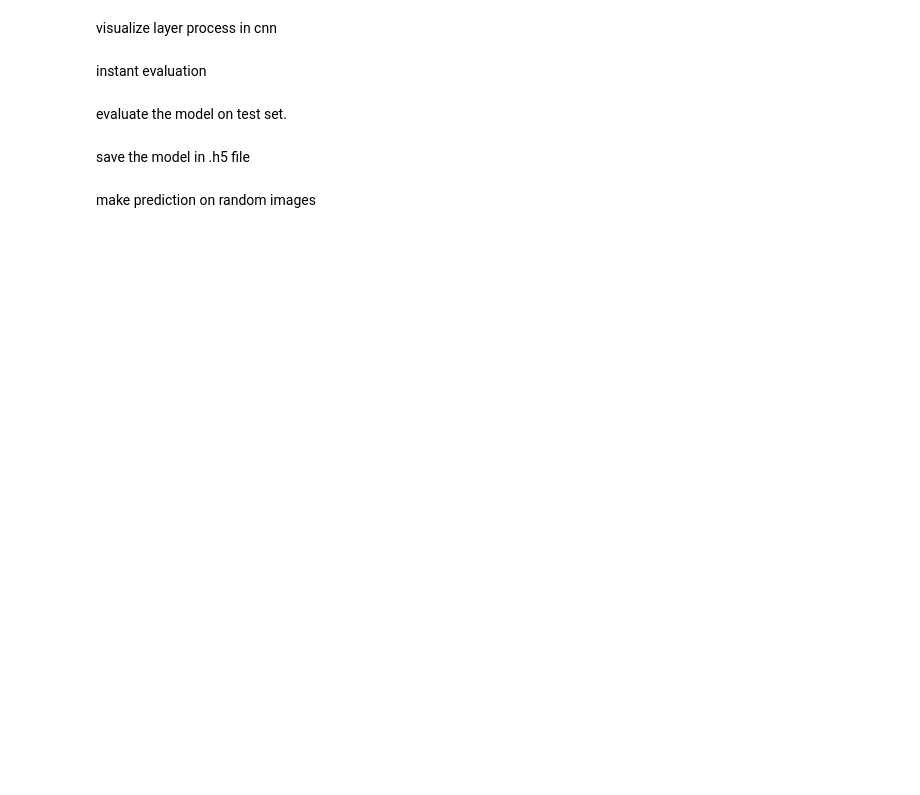
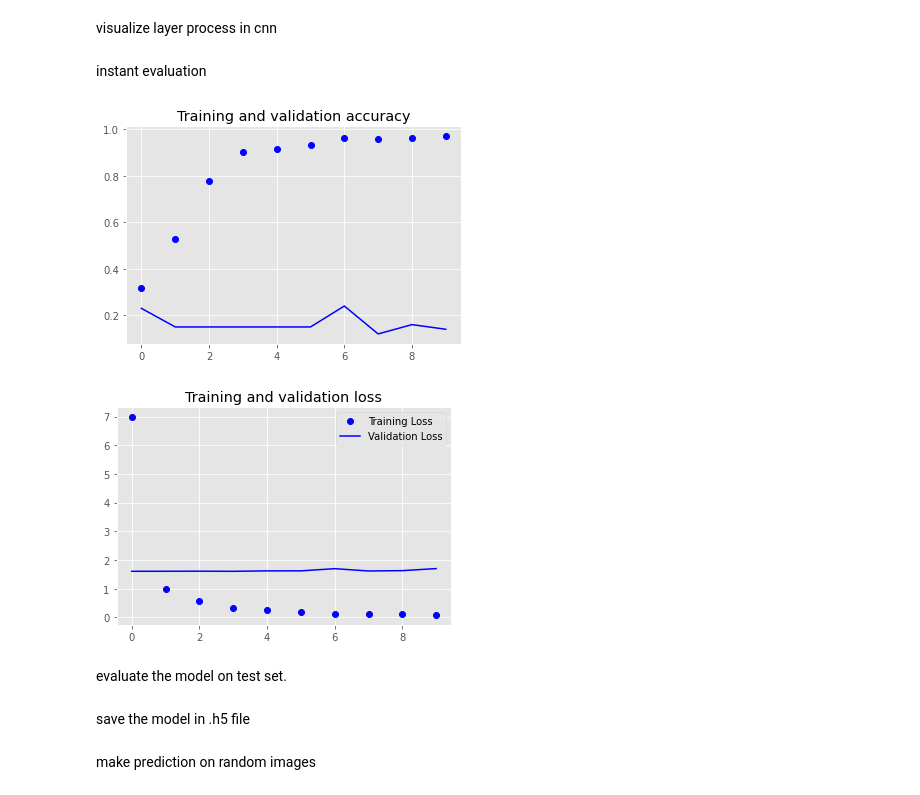
Before and after one commit to nipdep/human_organs_image_classifiaction, a Jupyter notebook: src/models/tl_ResNet50.ipynb, the cells around one changed output. Saved outputs shown, nothing was run; the diff lists cells and outputs as text; code cells hidden in the pictures; blank space fills up the shorter version.

```diff
--- a/src/models/tl_ResNet50.ipynb
+++ b/src/models/tl_ResNet50.ipynb
@@ -92,13 +93,13 @@ for layer in pre_model.layers:
 conn_layer = pre_model.get_layer('conv4_block6_out')
 conn_output = conn_layer.output
 
-x = Conv2D(512,(3,3),activation='relu')(conn_output)
+x = Conv2D(256,(3,3),activation='relu')(conn_output)
 x = MaxPool2D(2,2)(x)
 x = Flatten()(x)
-x = Dense(512,activation='relu')(x)
-x = BatchNormalization()(x)
-x = Dropout(0.2)(x)
-x = Dense(6,activation='softmax')(x)
+x = Dense(128,activation='relu')(x)
+#x = BatchNormalization()(x)
+#x = Dropout(0.2)(x)
+x = Dense(5,activation='softmax')(x)
 
 model = Model(pre_model.input,x)
-model.summary()
+#model.summary()
@@ -123,15 +106,21 @@ ________________________________________________________________________________
 # %% [markdown]
 compile the model
 # %%
-model.compile(optimizer=Adam,
+model.compile(optimizer=Adam(),
               loss='categorical_crossentropy',
               metrics=['accuracy'])
 # %% [markdown]
 save the log
 # %%
+
 # Define the Keras TensorBoard callback.
-logdir="logs/fit/" + datetime.now().strftime("%Y%m%d-%H%M%S")
-tensorboard_callback = keras.callbacks.TensorBoard(log_dir=logdir)
+logdir="logs/fit/" + datetime.now().strftime("%Y%m%d-%H%M%S")+'/'
+
+if not os.path.exists(logdir):
+    os.mkdir(logdir)
+
+#print(datetime.now().strftime("%Y%m%d%H%M%S"))
+tensorboard_callback = keras.callbacks.TensorBoard(log_dir=logdir, histogram_freq=1, profile_batch = 100000000)
 # %% [markdown]
 fit & train the model.
 # %%
@@ -139,5 +128,6 @@ history = model.fit(train_gen,
                     steps_per_epoch=STEP_SIZE_TRAIN,
                     validation_data=validation_gen,
                     validation_steps=STEP_SIZE_VALID,
-                    epochs=20,
-                    verbose=1)
+                    epochs=10,
+                    verbose=1,
+                    callbacks= [tensorboard_callback])
@@ -149,12 +157,15 @@ visualize layer process in cnn
 instant evaluation
 # %%
 #call to the tensorboard
-%tensorboard --logdir logs
+#%tensorboard --logdir logs
 #look at training model performance
 acc_n_loss(history)
 
-model.evaluate_generator(validation_gen,
-                         steps=STEP_SIZE_VALID)
+#model.evaluate_generator(validation_gen,
+#                         steps=STEP_SIZE_VALID)
+# %% [output]
+[figure, added]
+[figure, added]
 # %% [markdown]
 evaluate the model on test set.
 # %%
```
Also changed, not shown: parts of 5 cells of this notebook, 15 other files.
